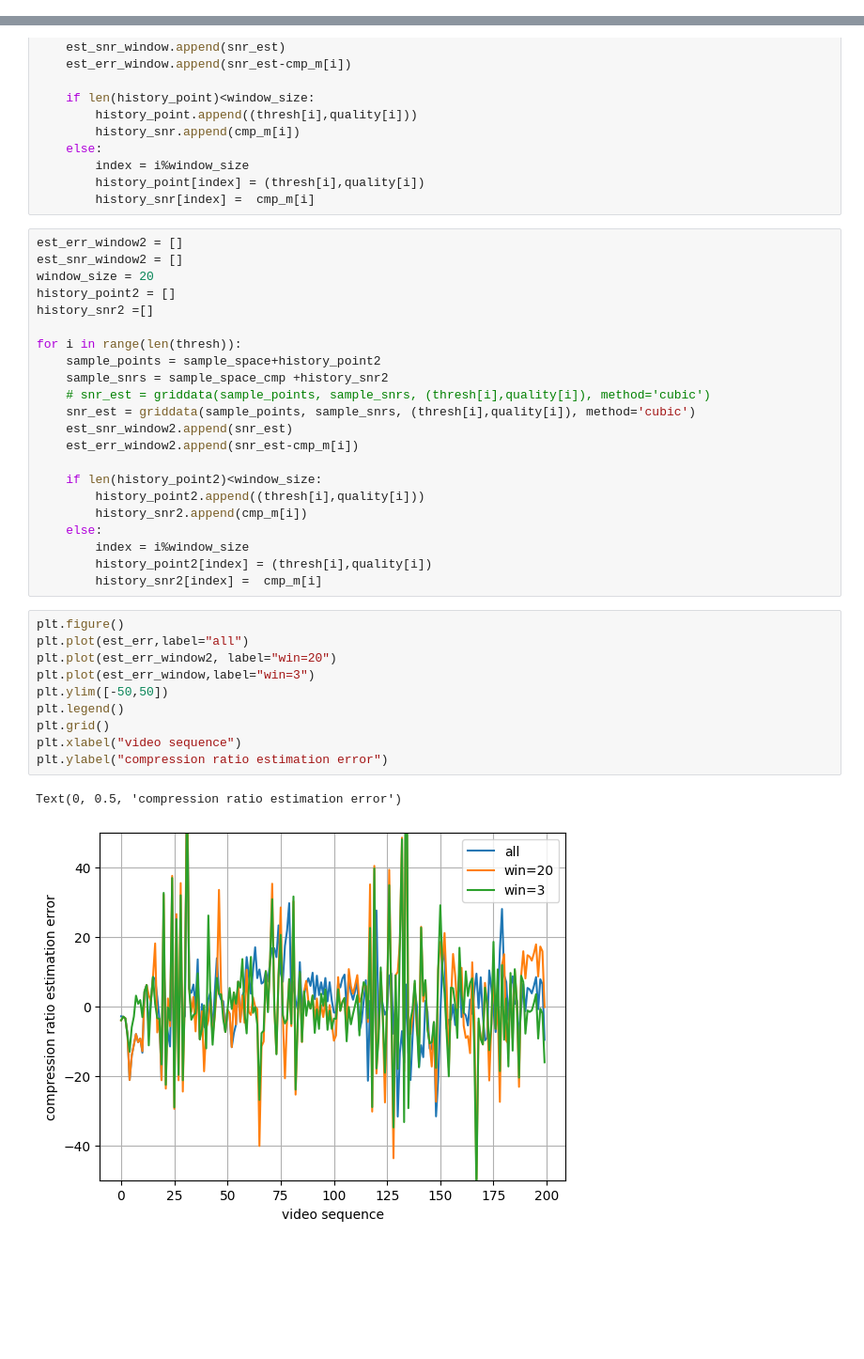
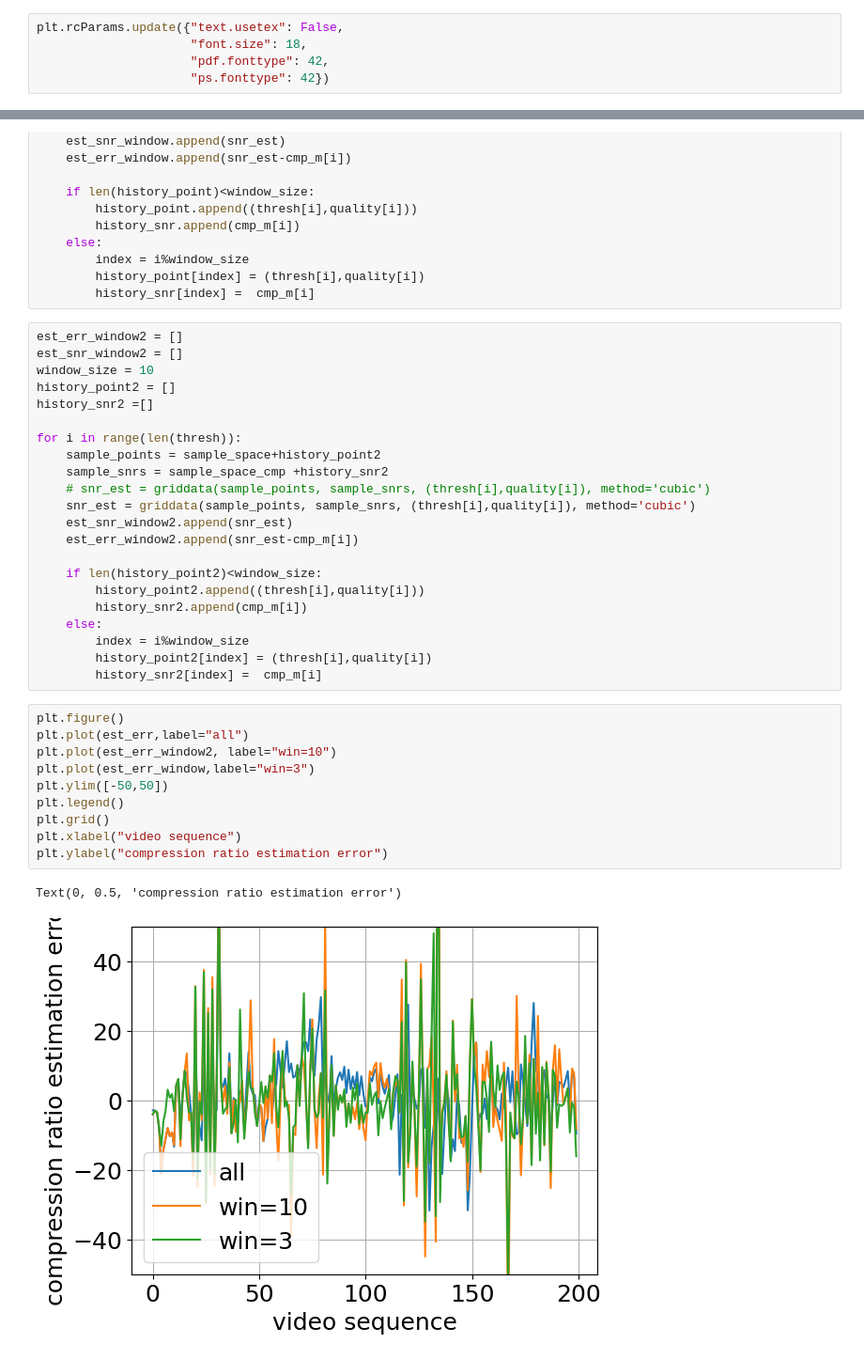
Before and after one commit to Rexyyj/split_DNN_framework, a Jupyter notebook: dynamic_framework/linearality_analysis/analysis_jpeg_dynamic2_cmp.ipynb, the cells around one changed output, grey strips where cells are left out. Shown at 94% size. Cells and saved outputs as stored; diff of their text form; blank space fills up the shorter version.

```diff
--- a/dynamic_framework/linearality_analysis/analysis_jpeg_dynamic2_cmp.ipynb
+++ b/dynamic_framework/linearality_analysis/analysis_jpeg_dynamic2_cmp.ipynb
@@ -3,6 +3,11 @@ from scipy.interpolate import griddata
 import pandas as pd
 import numpy as np
 import matplotlib.pyplot as plt
+# %%
+plt.rcParams.update({"text.usetex": False,
+                     "font.size": 18,
+                     "pdf.fonttype": 42,
+                     "ps.fonttype": 42})
 # %%
 df = pd.read_csv("../measurements/JPEG_manager_dyanmic2/characteristic.csv")
 # df = pd.read_csv("../measurements/JPEG_manager_sparsity/characteristic.csv")
@@ -64,7 +69,7 @@ for i in range(len(thresh)):
 # %%
 est_err_window2 = []
 est_snr_window2 = []
-window_size = 20
+window_size = 10
 history_point2 = []
 history_snr2 =[]
 
@@ -86,16 +91,16 @@ for i in range(len(thresh)):
 # %%
 plt.figure()
 plt.plot(est_err,label="all")
-plt.plot(est_err_window2, label="win=20")
+plt.plot(est_err_window2, label="win=10")
 plt.plot(est_err_window,label="win=3")
 plt.ylim([-50,50])
 plt.legend()
 plt.grid()
 plt.xlabel("video sequence")
 plt.ylabel("compression ratio estimation error")
 # %% [output]
 Text(0, 0.5, 'compression ratio estimation error')
-[figure, old version]
+[figure, new version]
 # %%
 plt.figure()
 plt.plot(est_all,label="all")
```
Also changed, not shown: parts of 2 cells of this notebook, 3 other files.
